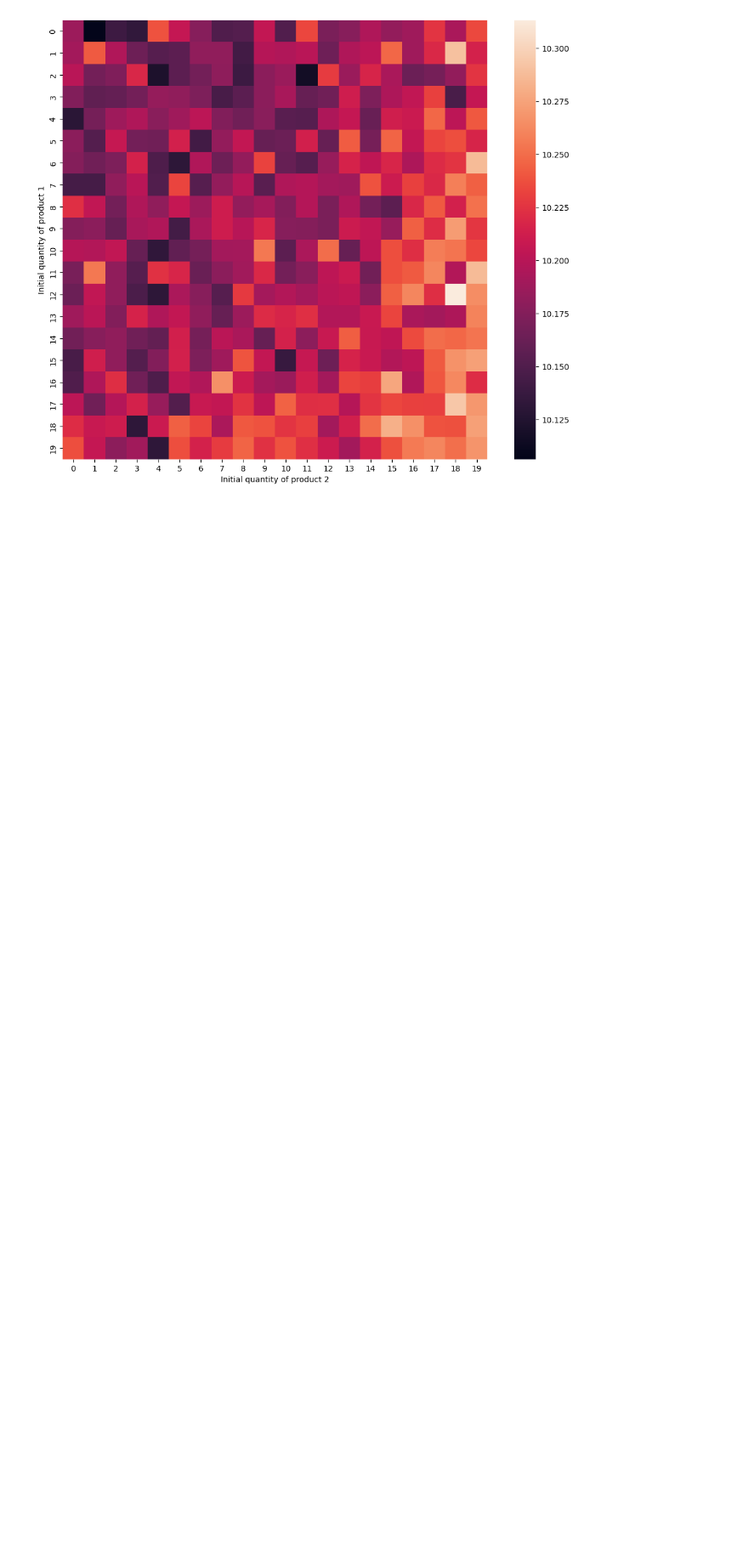
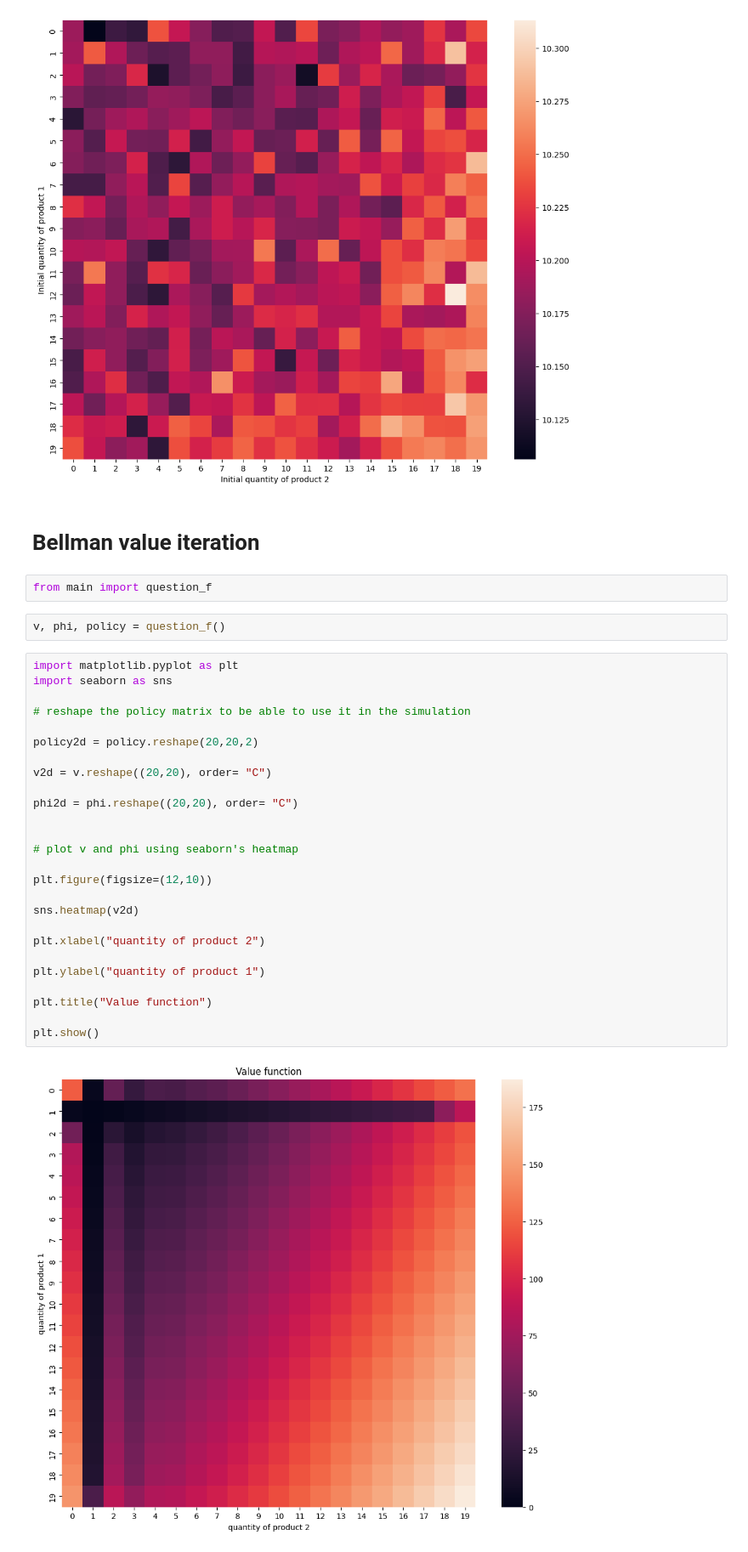
Before and after one commit to michelexyz/RL-assignments, a Jupyter notebook: Assignment2/main.ipynb, the cells around one changed output. Shown at 85% size. Drawn from its saved outputs; the diff is of its cells as text; blank space fills up the shorter version.

```diff
--- a/Assignment2/main.ipynb
+++ b/Assignment2/main.ipynb
@@ -89,3 +89,37 @@ plt.ylabel("Initial quantity of product 1")
 plt.show()
 # %% [output]
 [figure]
+# %% [markdown]
+# Bellman value iteration
+# %%
+from main import question_f
+# %%
+v, phi, policy = question_f()
+# %%
+import matplotlib.pyplot as plt
+import seaborn as sns
+
+# reshape the policy matrix to be able to use it in the simulation
+
+policy2d = policy.reshape(20,20,2)
+
+v2d = v.reshape((20,20), order= "C")
+
+phi2d = phi.reshape((20,20), order= "C")
+
+
+# plot v and phi using seaborn's heatmap
+
+plt.figure(figsize=(12,10))
+
+sns.heatmap(v2d)
+
+plt.xlabel("quantity of product 2")
+
+plt.ylabel("quantity of product 1")
+
+plt.title("Value function")
+
+plt.show()
+# %% [output]
+[figure, added]
```
Also changed, not shown: parts of 2 cells of this notebook, 1 other file.
